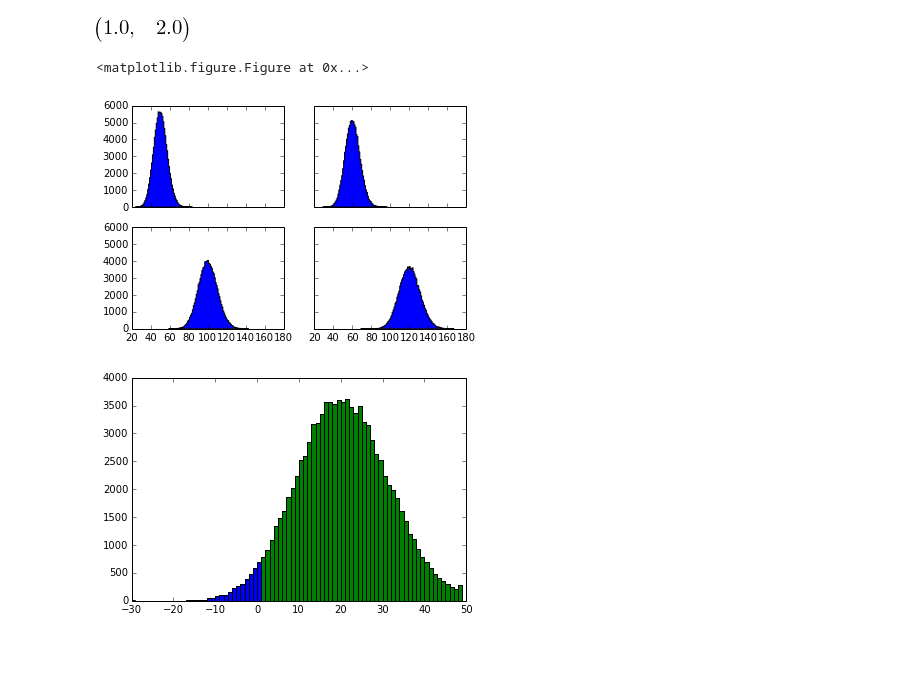
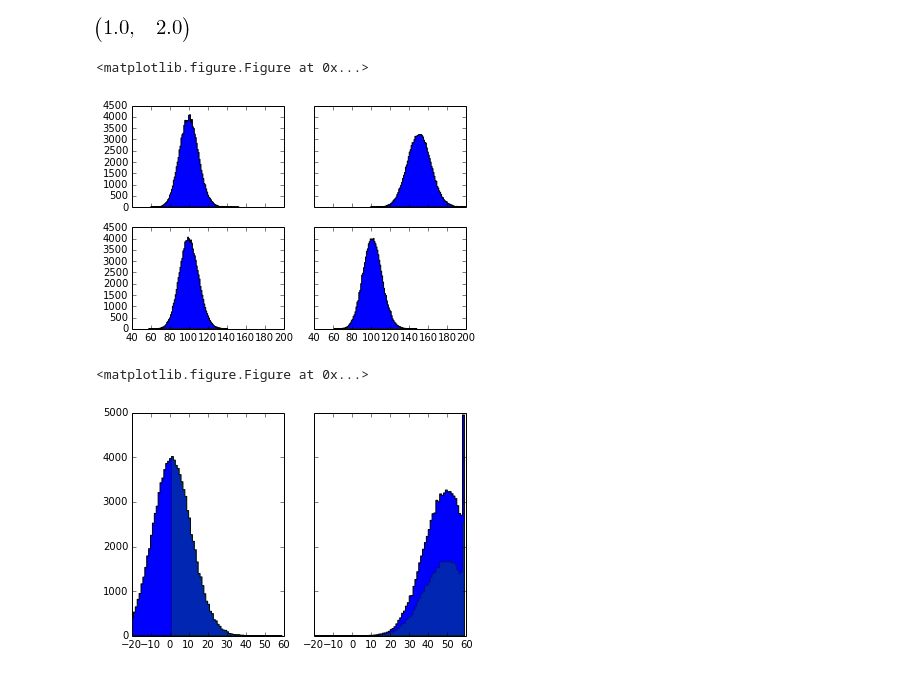
Before and after one commit to lukasheinrich/code-snippets, a Jupyter notebook: DGSSfast.ipynb, the cells around one changed output. Saved outputs shown, nothing was run; the diff lists cells and outputs as text; code cells hidden in the pictures.

```diff
--- a/DGSSfast.ipynb
+++ b/DGSSfast.ipynb
@@ -27,8 +27,11 @@ muhatFunc(10,10,5,5,5,5),muhatFunc(15,25,5,15,5,5)
 # %% [output]
 [figure]
 # %%
-s1,s2 = 10,20
-b1,b2 = 50, 100
+s1,s2 = 50,1
+b1,b2 = 100, 100
+
+#save as truth for later
+s1truth, s2truth = s1,s2
 
 nus = (nu1b, nu1sb, nu2b, nu2sb) = (b1,s1+b1,b2,s2+b2)
 
@@ -41,7 +44,7 @@ for i,t in enumerate(toys):
     ax[i/2,i%2].hist(t, bins = sorted(list(set(t))), histtype ='stepfilled')
 # %% [output]
 <matplotlib.figure.Figure at 0x...>
-[figure, old version]
+[figure, new version]
 # %%
 def lambda0(muhat,n,b,s):
     return 2*(-muhat*s + n*np.log(1+(muhat*s)/b))
@@ -67,17 +76,23 @@ run1_toys = b_n1_run1, sb_n1_run1, b_n2_run1, sb_n2_run1 = [np.random.poisson(nu
 # %%
 s1_run1 = sb_n1_run1-b1
 s2_run1 = sb_n2_run1-b2
 run_1_s = np.vstack((s1_run1,s2_run1)).T
 
 s1gt0 = run_1_s[run_1_s[:,0]>0]
 s2gt0 = run_1_s[run_1_s[:,1]>0]
 
 bothgt0 = s1gt0[s1gt0[:,1]>0]
 
 filtered_run1_n1 = bothgt0.T[0]
 filtered_run1_n2 = bothgt0.T[1]
 plt.clf()
-c,b,_ = plt.hist(s2_run1, bins = range(-30,50))
-c,b,_ = plt.hist(s2gt0.T[1], bins = b)
+fig, ax = plt.subplots(1,2, sharey = True)
+
+c,b,_ = ax[1].hist(s1_run1, bins = range(-20,60), histtype = 'stepfilled')
+c,b,_ = ax[1].hist(filtered_run1_n1, bins = b, alpha = 0.3, histtype = 'stepfilled')
+
+c,b,_ = ax[0].hist(s2_run1, bins = b, histtype = 'stepfilled')
+c,b,_ = ax[0].hist(filtered_run1_n2, bins = b, alpha = 0.3, histtype = 'stepfilled')
 # %% [output]
+<matplotlib.figure.Figure at 0x...>
-[figure, old version]
+[figure, new version]
```
Also changed, not shown: parts of 15 cells of this notebook.
